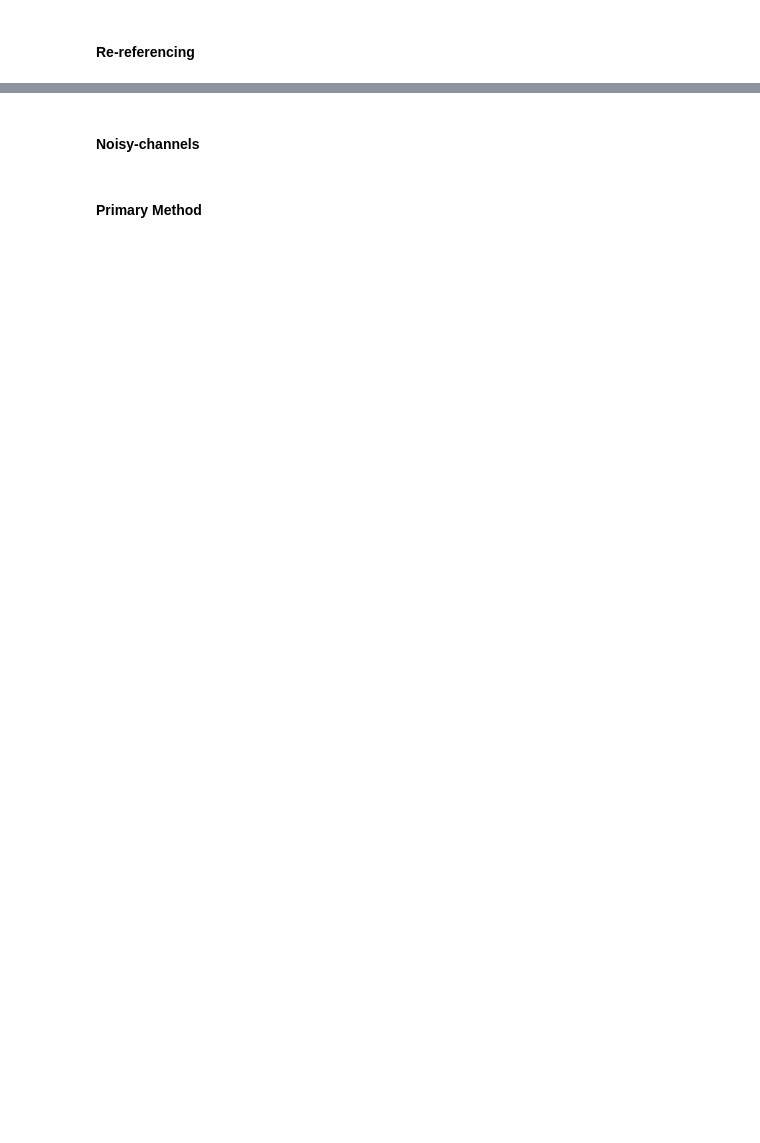
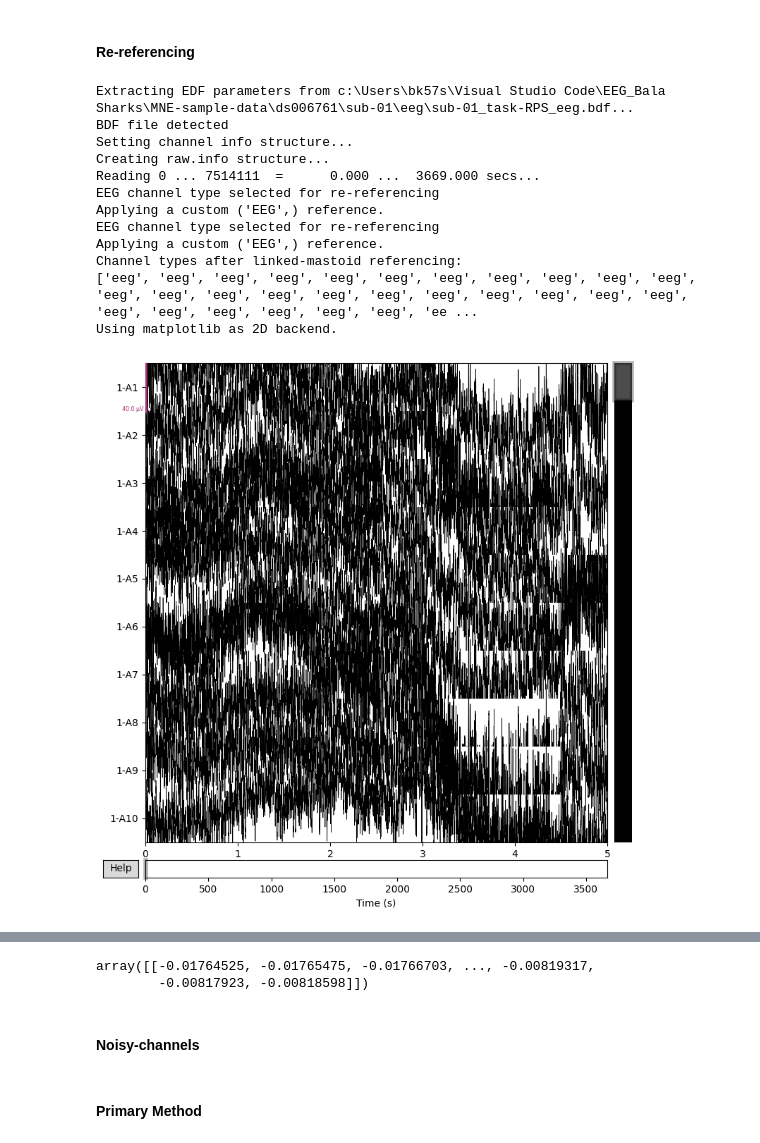
Before and after one commit to hugohirling/eeg-bala-sharks, a Jupyter notebook: milestones/milestone3_bahar.ipynb, the cells around one changed output, grey strips where cells are left out. Cells and saved outputs as stored; diff of their text form; code cells hidden in the pictures; blank space fills up the shorter version.

Commit message:
re-referencing pipeline - mastoids

```diff
--- a/milestones/milestone3_bahar.ipynb
+++ b/milestones/milestone3_bahar.ipynb
@@ -28,0 +50,16 @@ The search_str was "..\MNE-sample-data\ds006761\sub-01\**\eeg\sub-01*channels.ts
+# %%
+# --- Set channel types ---
+eeg_channels = [ch for ch in raw.ch_names if (ch.startswith("1-A") or ch.startswith("1-B") or
+                                              ch.startswith("2-A") or ch.startswith("2-B"))]
+eog_channels = ['1-Erg1', '1-Erg2', '2-Erg1', '2-Erg2']
+resp_channels = ['1-Resp', '2-Resp']
+bio_channels = ['1-Plet', '2-Plet']
+temp_channels = ['1-Temp', '2-Temp']
+stim_channels = ['Status']
+
+raw.set_channel_types({ch: 'eeg' for ch in eeg_channels})
+raw.set_channel_types({ch: 'eog' for ch in eog_channels})
+raw.set_channel_types({ch: 'resp' for ch in resp_channels})
+raw.set_channel_types({ch: 'bio' for ch in bio_channels})
+raw.set_channel_types({ch: 'temperature' for ch in temp_channels})
+raw.set_channel_types({ch: 'stim' for ch in stim_channels})
@@ -29,2 +83,59 @@ The search_str was "..\MNE-sample-data\ds006761\sub-01\**\eeg\sub-01*channels.ts
 # %% [markdown]
 #### Re-referencing
+# %%
+from pathlib import Path
+# --- Re-referencing with Linked Mastoid (per participant) ---
+
+# Rationale:
+# The raw EEG data are unreferenced and CAR is already used by the authors.
+# Using a linked-mastoid reference per participant provides a relatively neutral
+# reference point outside of cortical activity.
+# This approach is commonly used in ERP and motor tasks to reduce reference-related biases
+# while keeping the signals interpretable.
+
+# --- Step 1: Define mastoid channels for each participant ---
+masto_p1 = ['1-B32']  # Participant 1
+masto_p2 = ['2-B32']  # Participant 2
+
+# --- Step 2: Load only relevant channels to save memory ---
+# Only EEG channels (already identified in eeg_channels) + mastoids
+channels_to_load = eeg_channels + masto_p1 + masto_p2
+
+# Define BDF path relative to notebook
+bdf_file = Path("../MNE-sample-data/ds006761/sub-01/eeg/sub-01_task-RPS_eeg.bdf")
+
+# Load raw BDF (only relevant channels)
+raw_subset = mne.io.read_raw_bdf(
+    bdf_file,
+    preload=True,            # Required for referencing
+    include=channels_to_load # Only load EEG + Mastoid channels
+)
+
+# --- Step 3: Copy raw for referencing ---
+# We keep the original raw intact
+raw_ref = raw_subset.copy()
+
+# --- Step 4: Apply linked-mastoid reference per participant ---
+raw_ref.set_eeg_reference(ref_channels=masto_p1)  # Participant 1
+raw_ref.set_eeg_reference(ref_channels=masto_p2)  # Participant 2
+
+# --- Step 5: Check the new reference ---
+print("Channel types after linked-mastoid referencing:")
+print(raw_ref.get_channel_types())
+
+# Optional: visualize a few channels to sanity-check
+raw_ref.plot(duration=5, n_channels=10)
+# %% [output]
+Extracting EDF parameters from c:\Users\bk57s\Visual Studio Code\EEG_Bala Sharks\MNE-sample-data\ds006761\sub-01\eeg\sub-01_task-RPS_eeg.bdf...
+BDF file detected
+Setting channel info structure...
+Creating raw.info structure...
+Reading 0 ... 7514111  =      0.000 ...  3669.000 secs...
+EEG channel type selected for re-referencing
+Applying a custom ('EEG',) reference.
+EEG channel type selected for re-referencing
+Applying a custom ('EEG',) reference.
+Channel types after linked-mastoid referencing:
+['eeg', 'eeg', 'eeg', 'eeg', 'eeg', 'eeg', 'eeg', 'eeg', 'eeg', 'eeg', 'eeg', 'eeg', 'eeg', 'eeg', 'eeg', 'eeg', 'eeg', 'eeg', 'eeg', 'eeg', 'eeg', 'eeg', 'eeg', 'eeg', 'eeg', 'eeg', 'eeg', 'eeg', 'ee ...
+Using matplotlib as 2D backend.
+[figure, added]
@@ -31,3 +143,9 @@ The search_str was "..\MNE-sample-data\ds006761\sub-01\**\eeg\sub-01*channels.ts
+# %%
+raw_ref.info['ch_names']  # List of the channels
+raw_ref.get_data(picks=['1-B32'])  # check mastoid channel data
+# %% [output]
+array([[-0.01764525, -0.01765475, -0.01766703, ..., -0.00819317,
+        -0.00817923, -0.00818598]])
 # %% [markdown]
 #### Noisy-channels
 # %% [markdown]
```
Also changed, not shown: parts of 7 cells of this notebook.
